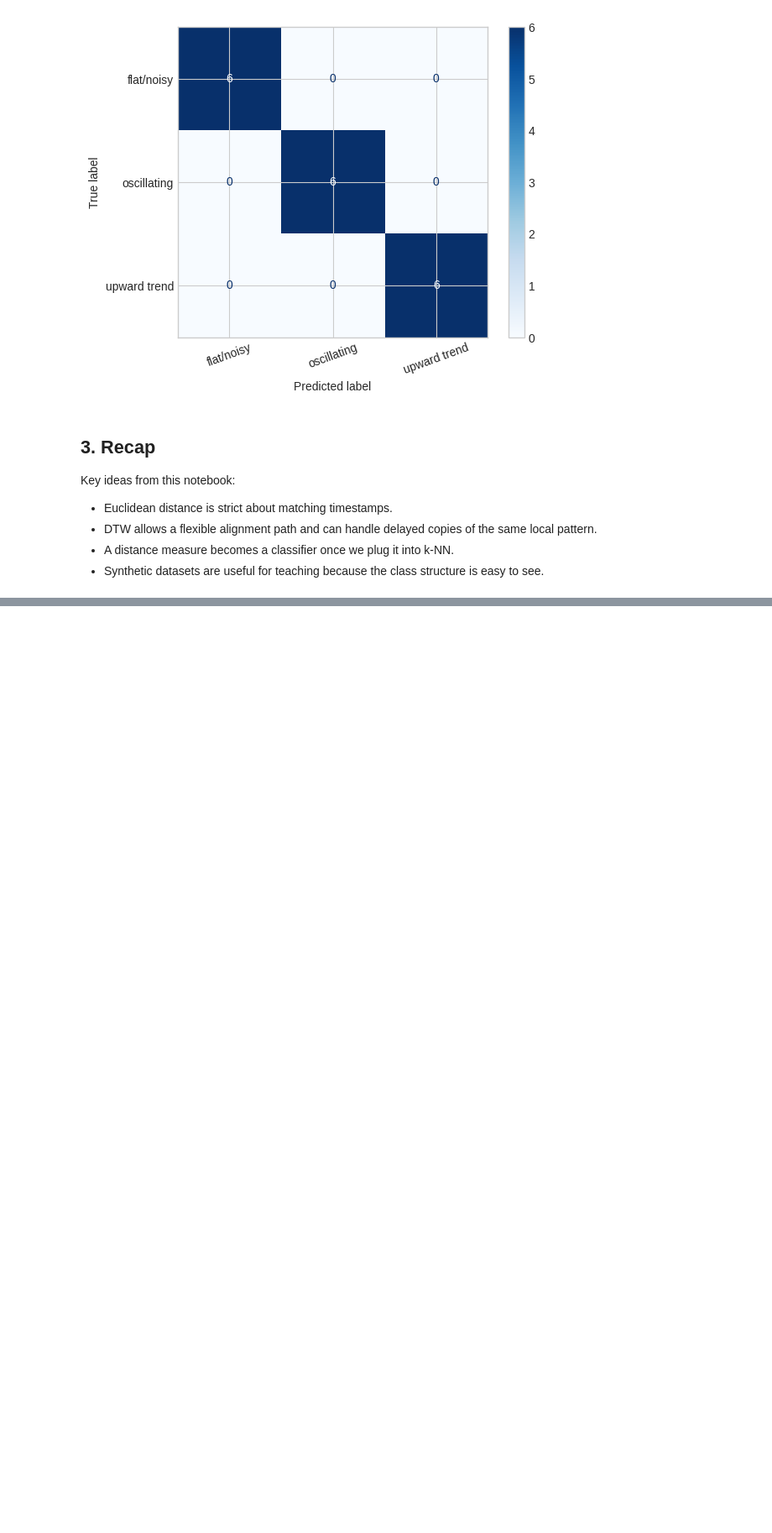
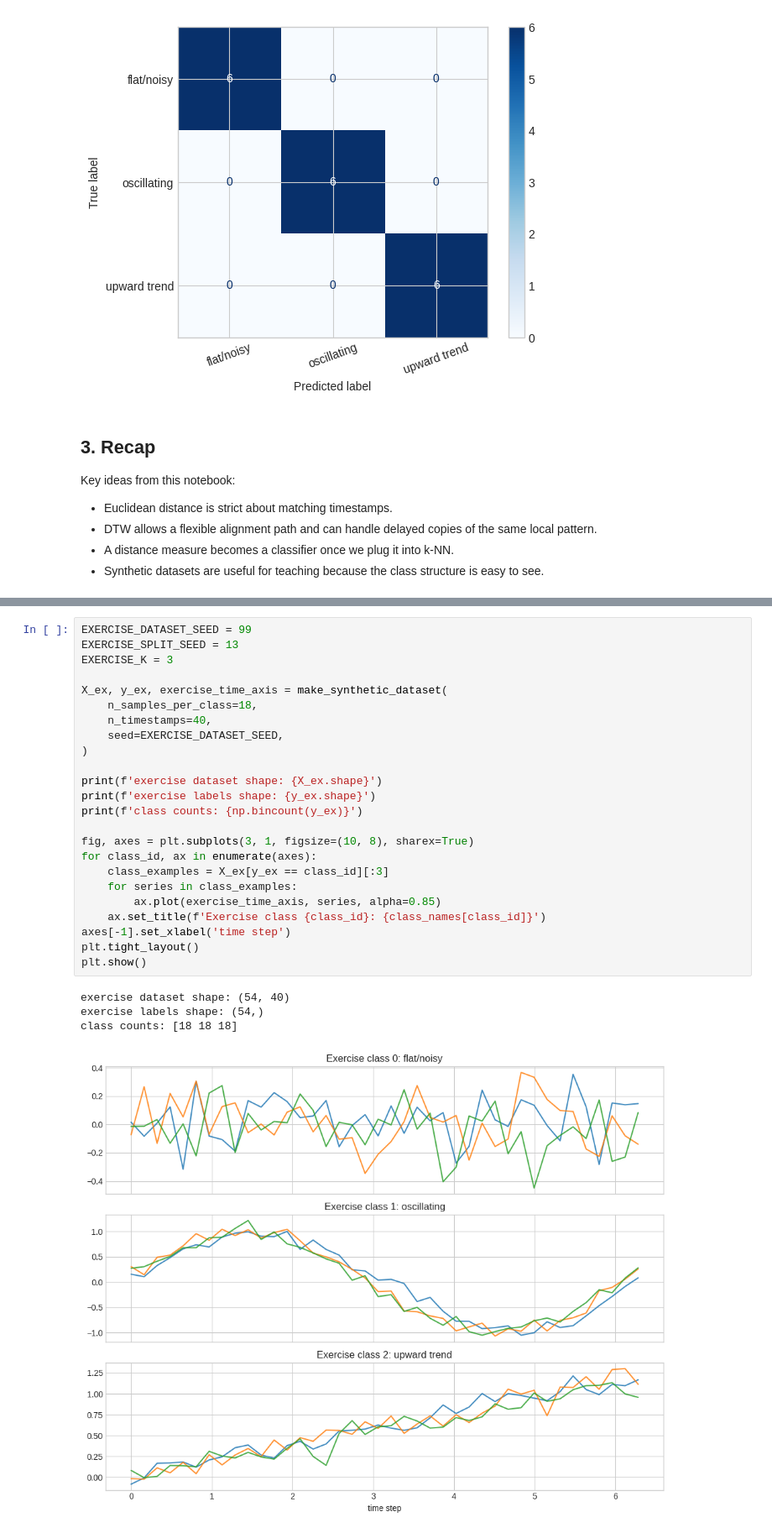
Before and after one commit to vrodriguezf/sertemp, a Jupyter notebook: nbs/classification/distance-based.ipynb, the cells around one changed output, grey strips where cells are left out. Shown at 84% size. Saved outputs shown, nothing was run; the diff lists cells and outputs as text; blank space fills up the shorter version.

Commit message:
new exercises in nbs

```diff
--- a/nbs/classification/distance-based.ipynb
+++ b/nbs/classification/distance-based.ipynb
@@ -288,0 +272,29 @@ Replace 0.0 with `motif` so the delayed copy starts at index 20, then rerun this
+# %%
+EXERCISE_DATASET_SEED = 99
+EXERCISE_SPLIT_SEED = 13
+EXERCISE_K = 3
+
+X_ex, y_ex, exercise_time_axis = make_synthetic_dataset(
+    n_samples_per_class=18,
+    n_timestamps=40,
+    seed=EXERCISE_DATASET_SEED,
+)
+
+print(f'exercise dataset shape: {X_ex.shape}')
+print(f'exercise labels shape: {y_ex.shape}')
+print(f'class counts: {np.bincount(y_ex)}')
+
+fig, axes = plt.subplots(3, 1, figsize=(10, 8), sharex=True)
+for class_id, ax in enumerate(axes):
+    class_examples = X_ex[y_ex == class_id][:3]
+    for series in class_examples:
+        ax.plot(exercise_time_axis, series, alpha=0.85)
+    ax.set_title(f'Exercise class {class_id}: {class_names[class_id]}')
+axes[-1].set_xlabel('time step')
+plt.tight_layout()
+plt.show()
+# %% [output]
+exercise dataset shape: (54, 40)
+exercise labels shape: (54,)
+class counts: [18 18 18]
+[figure, added]
```
Also changed, not shown: parts of 4 cells of this notebook, 1 other file.
